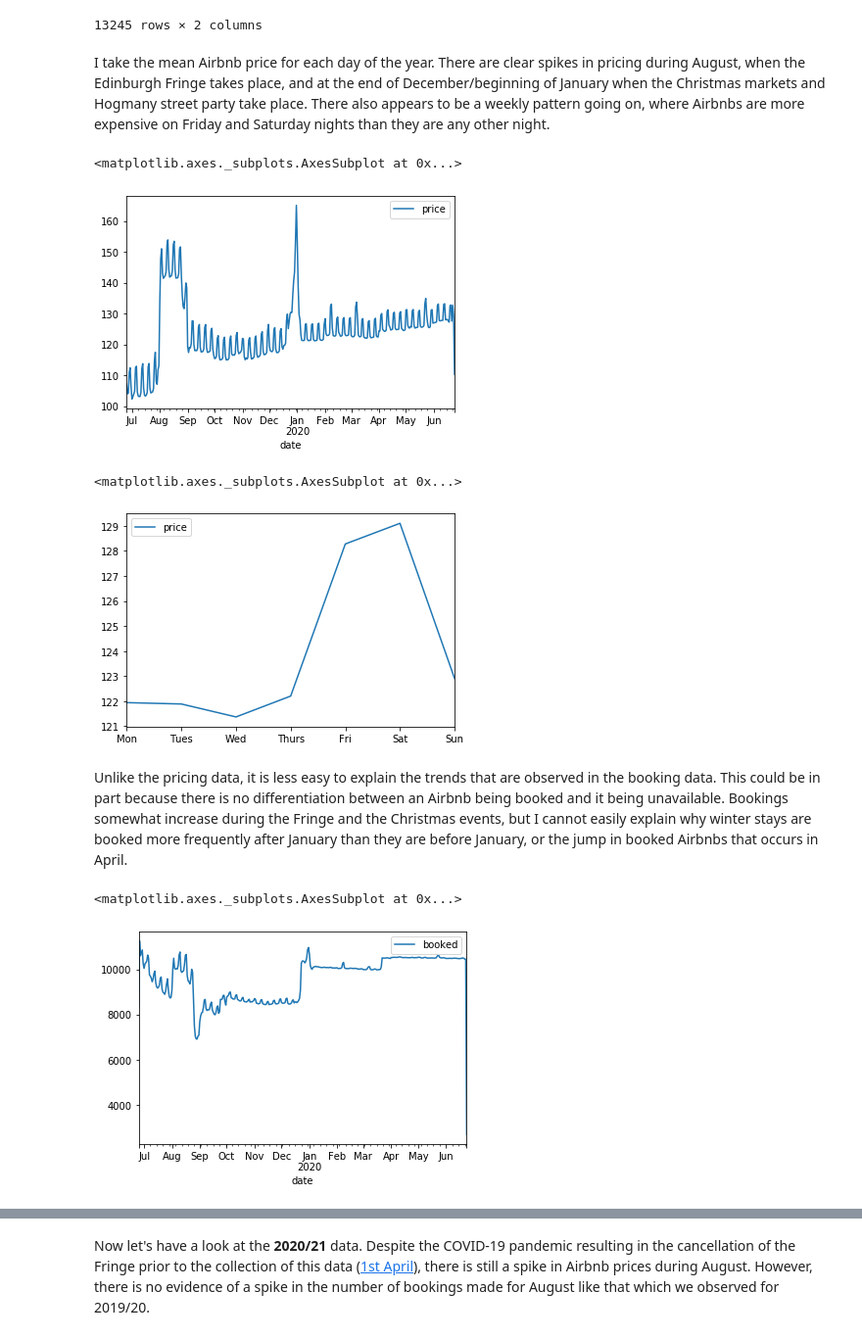
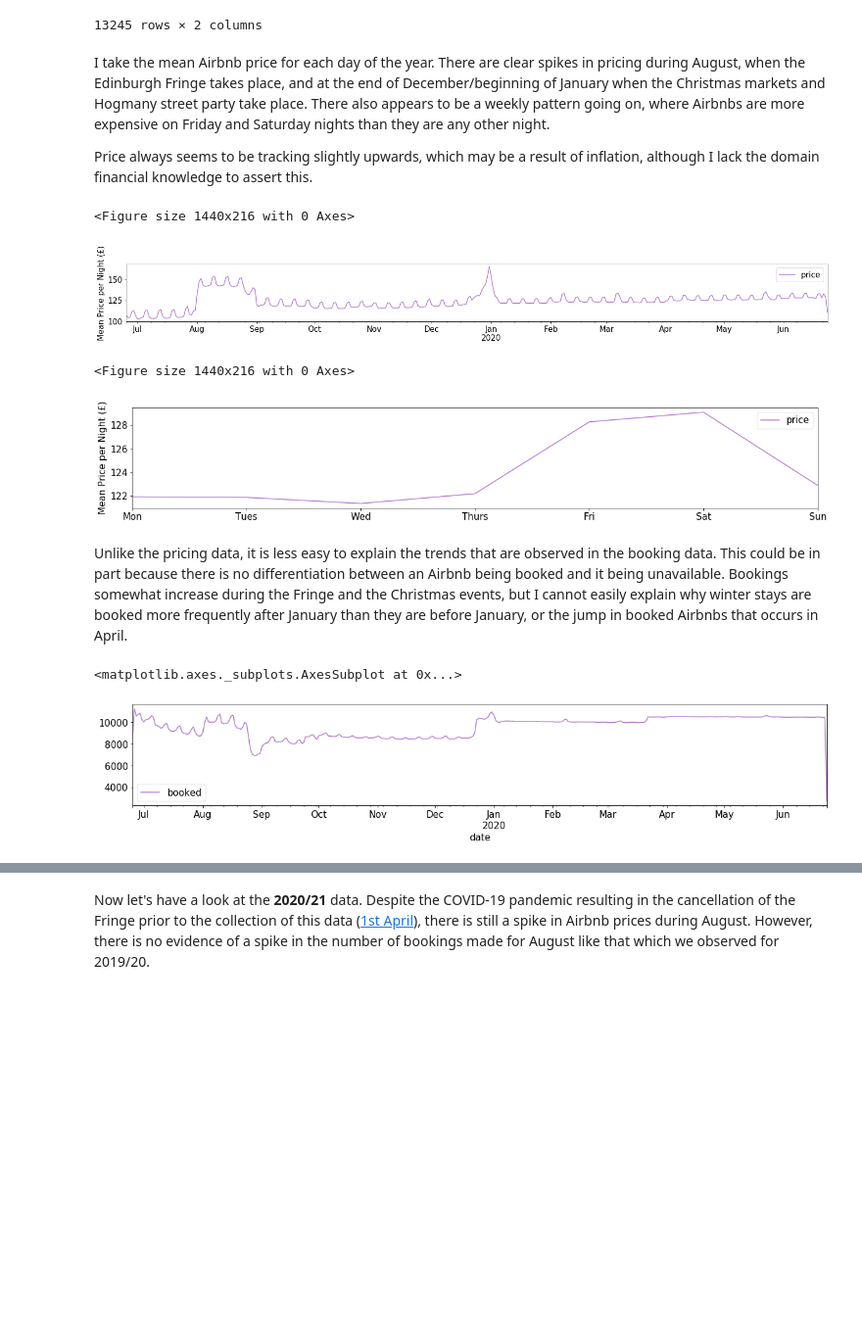
Before and after one commit to anailis/edinburgh-airbnbs, a Jupyter notebook: eda/Calendar.ipynb, the cells around one changed output, grey strips where cells are left out. Shown at 98% size. Cells and saved outputs as stored; diff of their text form; code cells hidden in the pictures; blank space fills up the shorter version.

Commit message:
design time series graphs

```diff
--- a/eda/Calendar.ipynb
+++ b/eda/Calendar.ipynb
@@ -3,3 +3,7 @@ import pandas as pd
 import numpy as np
 import matplotlib.pyplot as plt
 import seaborn as sn
+
+plt.rcParams.update({'font.size': 15})
+plt.rcParams.update({"figure.figsize": (20,3)})
+plt.rcParams.update({'figure.autolayout': True})
@@ -21,8 +25,3 @@ calendar19.head()
 | 2 | 327159 | 2019-06-26 | t | $113.00 | $113.00 | 1.0 | 56.0 |
 | 3 | 327159 | 2019-06-27 | t | $113.00 | $113.00 | 1.0 | 56.0 |
 | 4 | 327159 | 2019-06-28 | t | $113.00 | $113.00 | 1.0 | 56.0 |
-# %%
-calendar19["price"] = calendar19["price"].str.replace('$', '')
-calendar19["price"] = calendar19["price"].str.replace(',', '')
-calendar19["price"] = pd.to_numeric(calendar19["price"])
-calendar19.head()
@@ -69,28 +79,42 @@ prices19.groupby(by = "listing_id").max() - prices19.groupby(by = "listing_id").
 13245 rows × 2 columns
 # %% [markdown]
 I take the mean Airbnb price for each day of the year. There are clear spikes in pricing during August, when the Edinburgh Fringe takes place, and at the end of December/beginning of January when the Christmas markets and Hogmany street party take place. There also appears to be a weekly pattern going on, where Airbnbs are more expensive on Friday and Saturday nights than they are any other night.
+
+Price always seems to be tracking slightly upwards, which may be a result of inflation, although I lack the domain financial knowledge to assert this.
 # %%
 average_prices19 = prices19.drop("listing_id", axis = 1).groupby(by = "date").mean()
-average_prices19.plot()
+
+plt.figure()
+plt.gcf().subplots_adjust(bottom=0.15)
+fig = average_prices19.plot(color = "#B07BCF", label = "2019-20")
+fig.set_ylabel("Mean Price per Night (£)")
+fig.set_xlabel('')
+plt.savefig('monthly_seasonality.png')
+plt.show()
 # %% [output]
-<matplotlib.axes._subplots.AxesSubplot at 0x...>
+<Figure size 1440x216 with 0 Axes>
-[figure, old version]
+[figure, new version]
 # %%
 by_weekday19 = average_prices19.groupby(average_prices19.index.dayofweek).mean()
 by_weekday19.index = ['Mon', 'Tues', 'Wed', 'Thurs', 'Fri', 'Sat', 'Sun']
-by_weekday19.plot()
+
+plt.figure()
+fig = by_weekday19.plot(color = "#B07BCF")
+fig.set_ylabel("Mean Price per Night (£)")
+plt.savefig('weekly_seasonality.png')
+plt.show()
 # %% [output]
-<matplotlib.axes._subplots.AxesSubplot at 0x...>
+<Figure size 1440x216 with 0 Axes>
-[figure, old version]
+[figure, new version]
 # %% [markdown]
 Unlike the pricing data, it is less easy to explain the trends that are observed in the booking data. This could be in part because there is no differentiation between an Airbnb being booked and it being unavailable. Bookings somewhat increase during the Fringe and the Christmas events, but I cannot easily explain why winter stays are booked more frequently after January than they are before January, or the jump in booked Airbnbs that occurs in April.
 # %%
 avail19 = pd.DataFrame(calendar19, columns=["listing_id", "booked", "date"])
 avail_all19 = avail19.drop("listing_id", axis = 1).groupby(by = "date").sum()
-avail_all19.plot()
+avail_all19.plot(color = "#B07BCF")
 # %% [output]
 <matplotlib.axes._subplots.AxesSubplot at 0x...>
-[figure, old version]
+[figure, new version]
 # %%
 by_weekday19 = avail_all19.groupby(average_prices19.index.dayofweek).mean()
 by_weekday19.index = ['Mon', 'Tues', 'Wed', 'Thurs', 'Fri', 'Sat', 'Sun']
```
Also changed, not shown: parts of 17 cells of this notebook.
